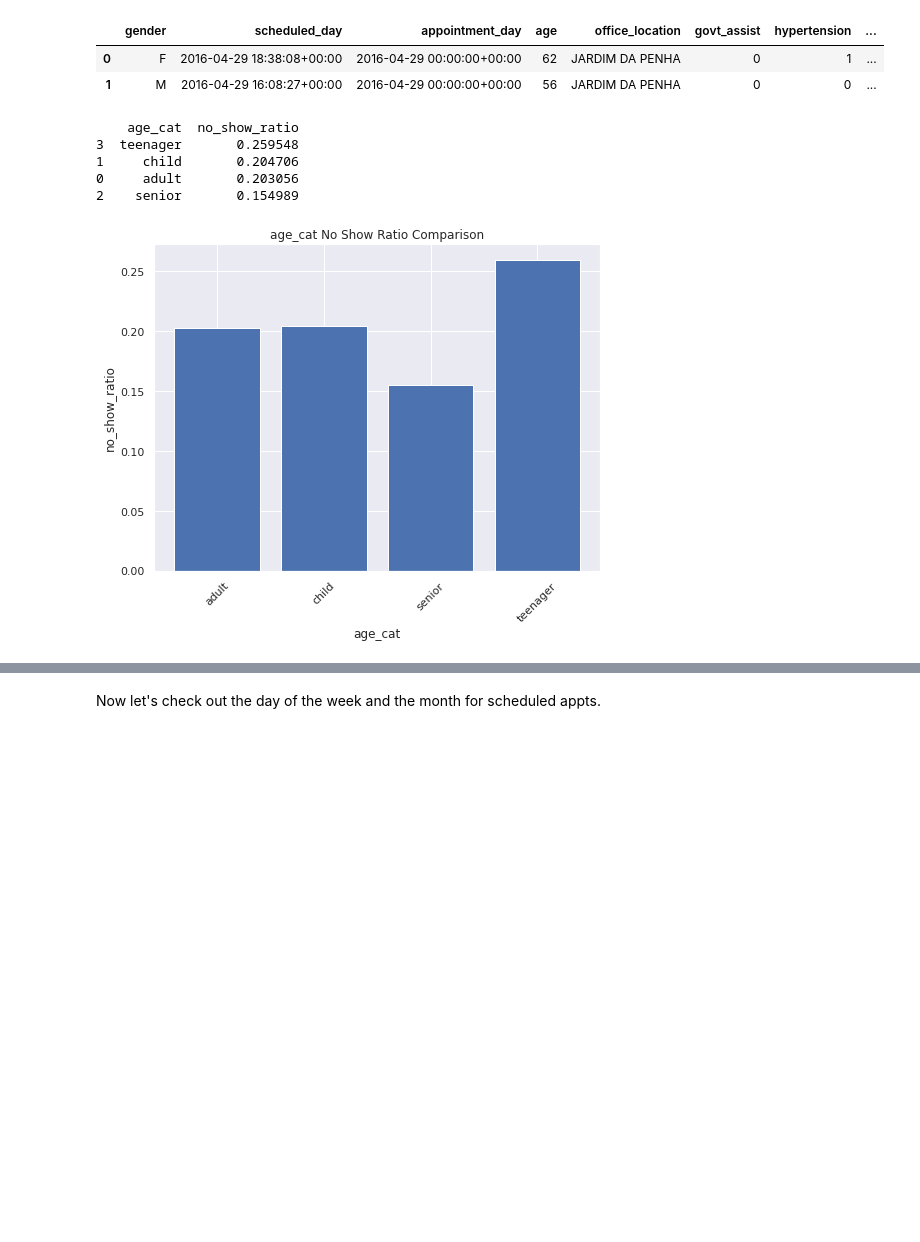
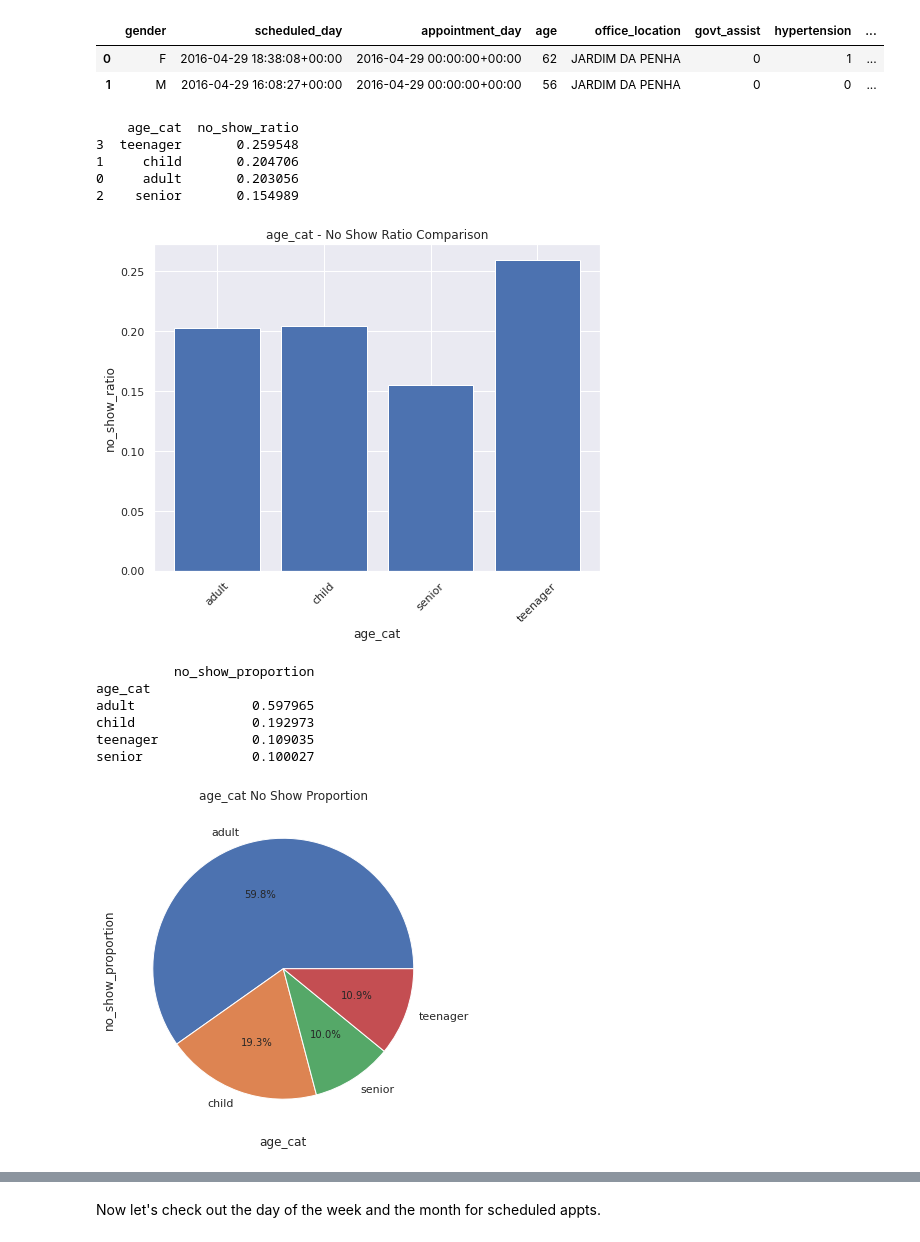
Before and after one commit to bvmcode/udacity_project_no_shows, a Jupyter notebook: Project - Doctor Appts.ipynb, the cells around one changed output, grey strips where cells are left out. Drawn from its saved outputs; the diff is of its cells as text; code cells hidden in the pictures; blank space fills up the shorter version.

```diff
--- a/Project - Doctor Appts.ipynb
+++ b/Project - Doctor Appts.ipynb
@@ -323,15 +323,29 @@ df_clean['count'] = 1
 
 def group_and_plot(groupby, size=(8,6)):
     tmp = df_clean.groupby(groupby).sum().reset_index()
+    #all_no_shows = tmp['no_show'].sum()
     tmp[groupby] = tmp[groupby].astype(str)
     tmp['no_show_ratio'] = tmp['no_show']/tmp['count']
     print(tmp[[groupby,'no_show_ratio']].sort_values('no_show_ratio', ascending=False))
     plt.figure(figsize=size)
     plt.bar(tmp[groupby], tmp['no_show_ratio'])
-    plt.title(f'{groupby} No Show Ratio Comparison')
+    plt.title(f'{groupby} - No Show Ratio Comparison')
     plt.xlabel(groupby)
     plt.xticks(rotation=45)
     plt.ylabel('no_show_ratio')
+
+def group_and_plot_pie(groupby, size=(8,6), top_x=None):
+    tmp = df_clean.groupby(groupby).sum()
+    all_no_shows = tmp['no_show'].sum()
+    tmp['no_show_proportion'] = tmp['no_show']/all_no_shows
+    if top_x:
+        tmp = tmp.sort_values('no_show_proportion', ascending=False).iloc[0:top_x]
+    print(tmp[['no_show_proportion']].sort_values('no_show_proportion', ascending=False))
+    plt.figure(figsize=size)
+    tmp['no_show_proportion'].plot.pie(autopct="%.1f%%");
+    plt.title(f'{groupby} No Show Proportion')
+    plt.xlabel(groupby)
+    plt.ylabel('no_show_proportion')
 # %%
 group_and_plot('gender')
 # %% [output]
@@ -365,5 +379,15 @@ group_and_plot('age_cat')
 1     child       0.204706
 0     adult       0.203056
 2    senior       0.154989
-[figure, old version]
+[figure, new version]
+# %%
+group_and_plot_pie('age_cat')
+# %% [output]
+          no_show_proportion
+age_cat
+adult               0.597965
+child               0.192973
+teenager            0.109035
+senior              0.100027
+[figure, added]
 # %% [markdown]
```
Also changed, not shown: parts of 28 cells of this notebook.
